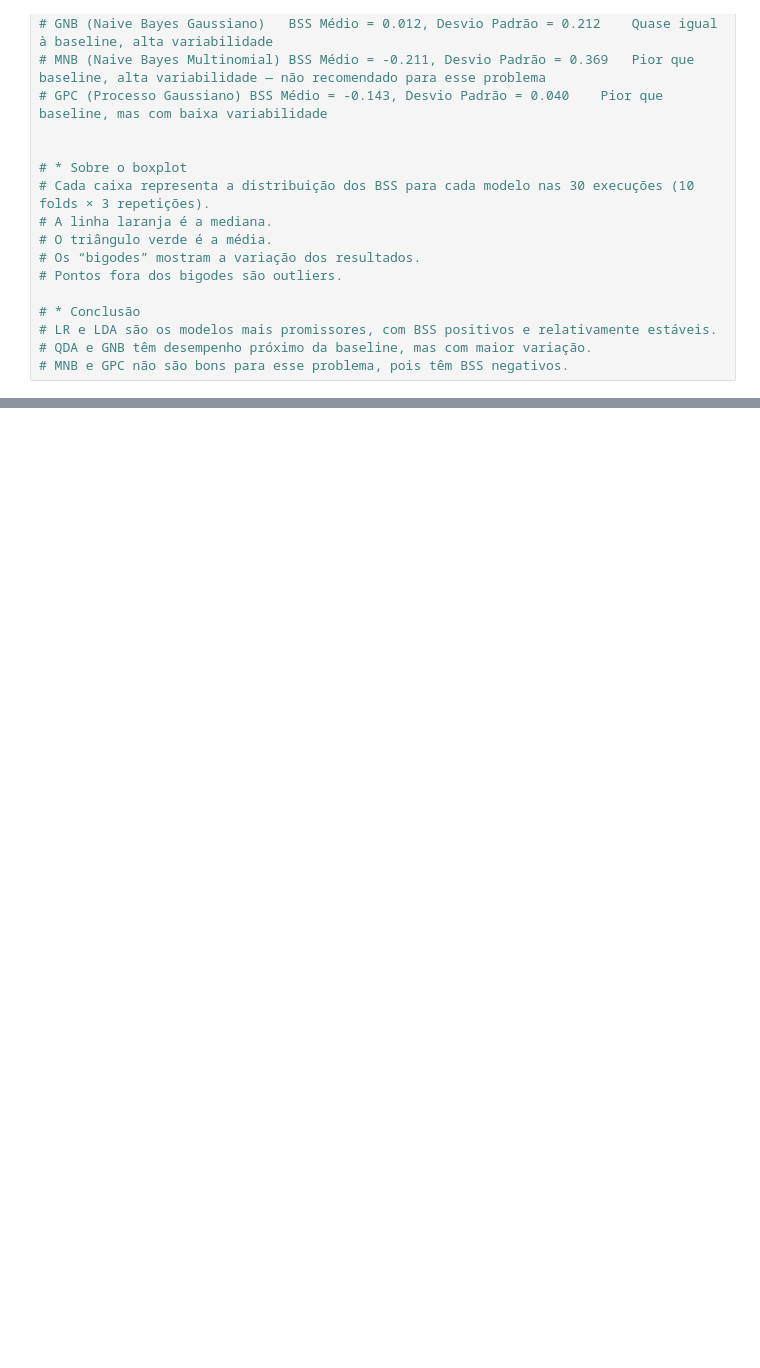
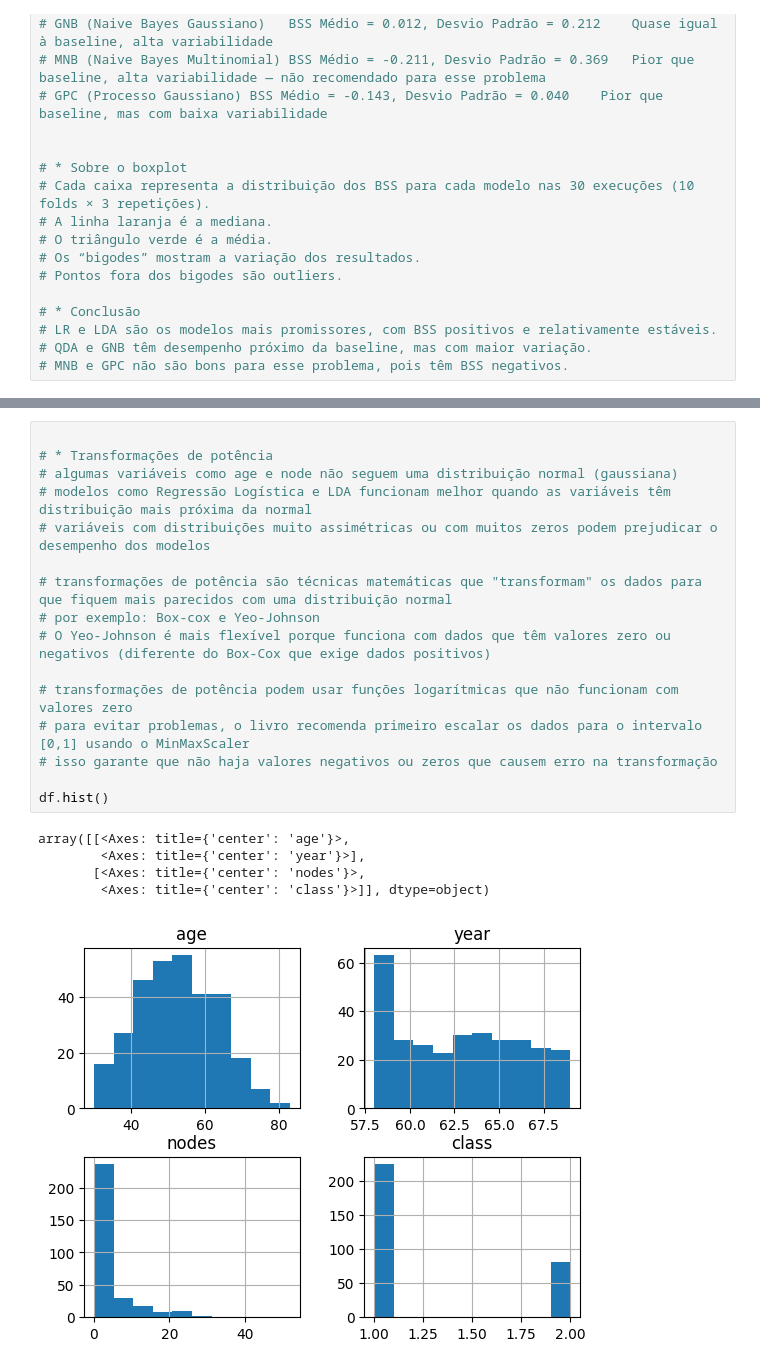
Before and after one commit to andreromaooliveira90/machine_learning, a Jupyter notebook: .ipynb/breast_cancer_survival.ipynb, the cells around one changed output, grey strips where cells are left out. Cells and saved outputs as stored; diff of their text form; blank space fills up the shorter version.

```diff
--- a/.ipynb/breast_cancer_survival.ipynb
+++ b/.ipynb/breast_cancer_survival.ipynb
@@ -202,0 +249,22 @@ pyplot.show()
+# %%
+
+# * Transformações de potência
+# algumas variáveis como age e node não seguem uma distribuição normal (gaussiana)
+# modelos como Regressão Logística e LDA funcionam melhor quando as variáveis têm distribuição mais próxima da normal
+# variáveis com distribuições muito assimétricas ou com muitos zeros podem prejudicar o desempenho dos modelos
+
+# transformações de potência são técnicas matemáticas que "transformam" os dados para que fiquem mais parecidos com uma distribuição normal
+# por exemplo: Box-cox e Yeo-Johnson
+# O Yeo-Johnson é mais flexível porque funciona com dados que têm valores zero ou negativos (diferente do Box-Cox que exige dados positivos)
+
+# transformações de potência podem usar funções logarítmicas que não funcionam com valores zero
+# para evitar problemas, o livro recomenda primeiro escalar os dados para o intervalo [0,1] usando o MinMaxScaler
+# isso garante que não haja valores negativos ou zeros que causem erro na transformação
+
+df.hist()
+# %% [output]
+array([[<Axes: title={'center': 'age'}>,
+        <Axes: title={'center': 'year'}>],
+       [<Axes: title={'center': 'nodes'}>,
+        <Axes: title={'center': 'class'}>]], dtype=object)
+[figure, added]
```
Also changed, not shown: parts of 6 cells of this notebook, 1 other file.
